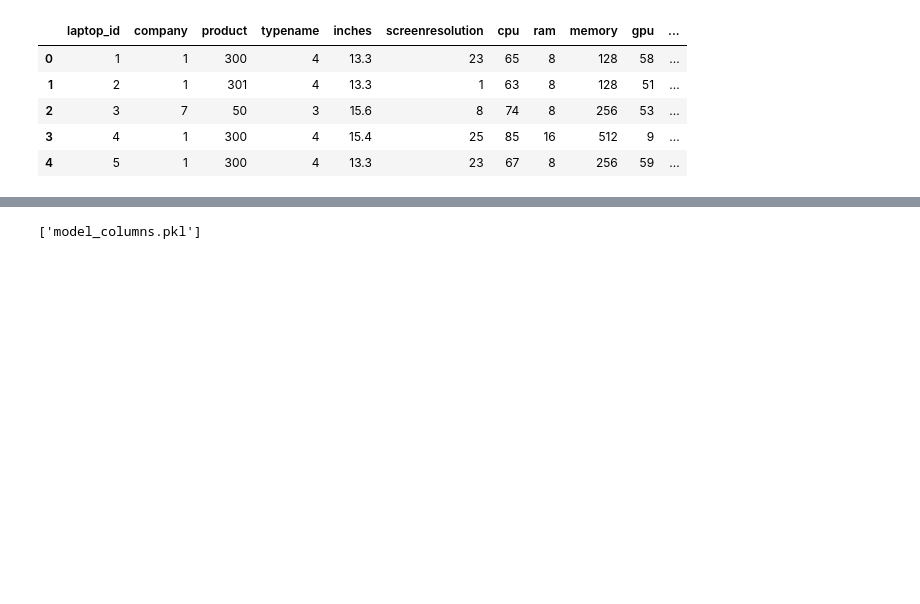
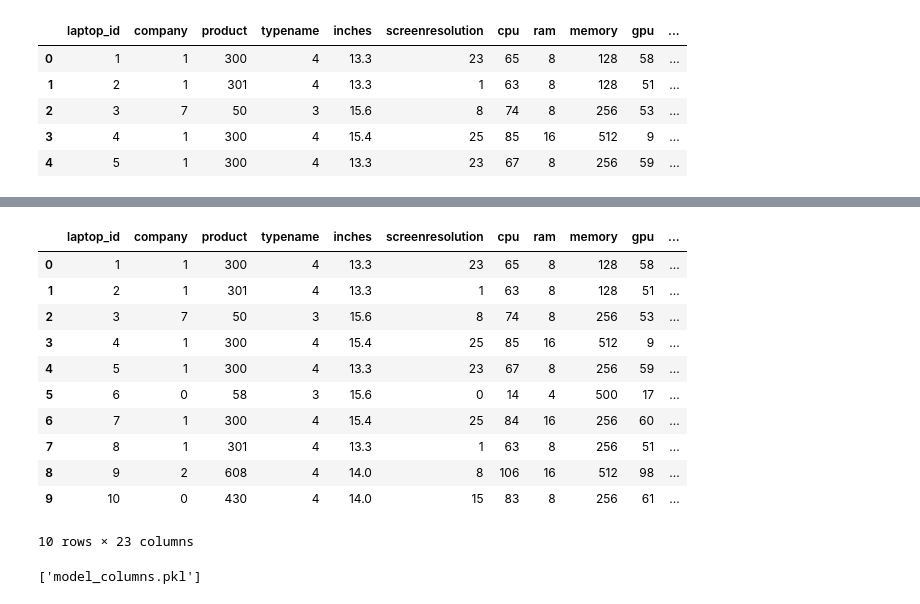
Before and after one commit to ohotuowo-morgan/Group_O_project, a Jupyter notebook: mini_project.ipynb, the cells around one changed output, grey strips where cells are left out. Drawn from its saved outputs; the diff is of its cells as text; code cells hidden in the pictures; blank space fills up the shorter version.

```diff
--- a/mini_project.ipynb
+++ b/mini_project.ipynb
@@ -433,3 +438,30 @@ import joblib
+# %%
+# Load encoders
+encoders = joblib.load("label_encoders.pkl")
+
+# To decode a column, e.g., 'company'
+df['company_original'] = encoders['company'].inverse_transform(df['company'])
+df['product_original'] = encoders['product'].inverse_transform(df['product'])
+df['typename_original'] = encoders['typename'].inverse_transform(df['typename'])
+df['cpu_original'] = encoders['cpu'].inverse_transform(df['cpu'])
+df['gpu_original'] = encoders['gpu'].inverse_transform(df['gpu'])
+df['opsys_original'] = encoders['opsys'].inverse_transform(df['opsys'])
+df['screenresolution_original'] = encoders['screenresolution'].inverse_transform(df['screenresolution'])
+
+df.head(10)
+# %% [output]
+|  | laptop_id | company | product | typename | inches | screenresolution | cpu | ram | memory | gpu | ... |
+| 0 | 1 | 1 | 300 | 4 | 13.3 | 23 | 65 | 8 | 128 | 58 | ... |
+| 1 | 2 | 1 | 301 | 4 | 13.3 | 1 | 63 | 8 | 128 | 51 | ... |
+| 2 | 3 | 7 | 50 | 3 | 15.6 | 8 | 74 | 8 | 256 | 53 | ... |
+| 3 | 4 | 1 | 300 | 4 | 15.4 | 25 | 85 | 16 | 512 | 9 | ... |
+| 4 | 5 | 1 | 300 | 4 | 13.3 | 23 | 67 | 8 | 256 | 59 | ... |
+| 5 | 6 | 0 | 58 | 3 | 15.6 | 0 | 14 | 4 | 500 | 17 | ... |
+| 6 | 7 | 1 | 300 | 4 | 15.4 | 25 | 84 | 16 | 256 | 60 | ... |
+| 7 | 8 | 1 | 301 | 4 | 13.3 | 1 | 63 | 8 | 256 | 51 | ... |
+| 8 | 9 | 2 | 608 | 4 | 14.0 | 8 | 106 | 16 | 512 | 98 | ... |
+| 9 | 10 | 0 | 430 | 4 | 14.0 | 15 | 83 | 8 | 256 | 61 | ... |
+10 rows × 23 columns
 # %%
 # Save model
 joblib.dump(lin_reg, "laptop_price_model.pkl")
```
Also changed, not shown: parts of 11 cells of this notebook, 8 other files.
